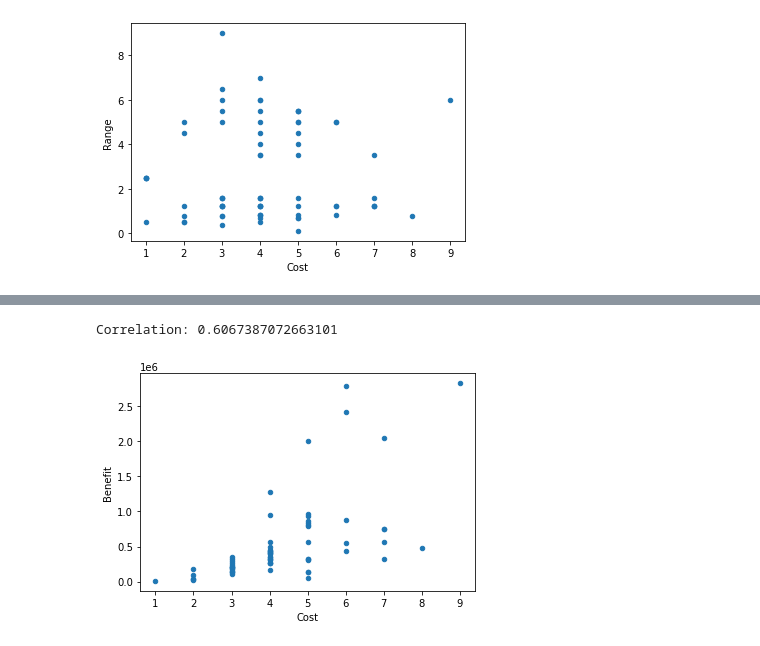
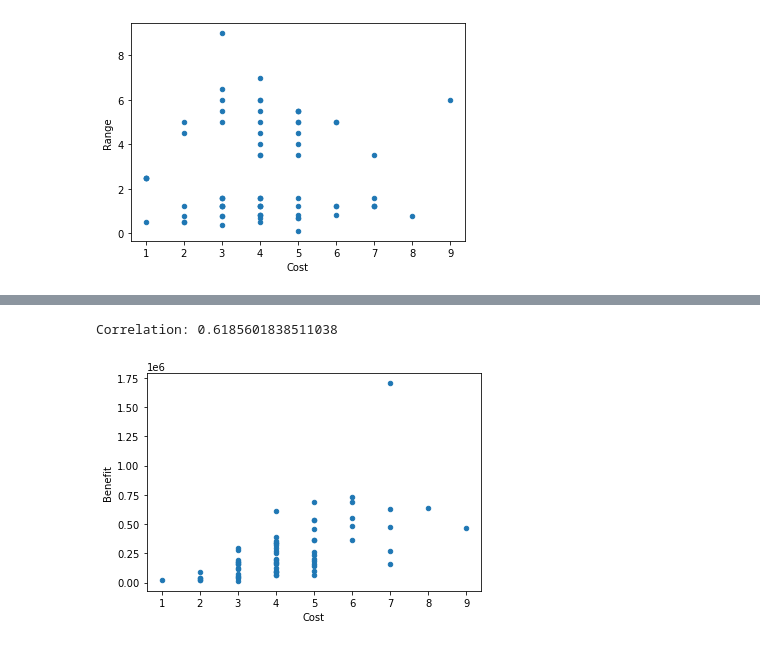
Before and after one commit to SeyedAlirezaFatemi/GameAnalysisClashRoyale, a Jupyter notebook: BalanceAnalysis.ipynb, the cells around one changed output, grey strips where cells are left out. Drawn from its saved outputs; the diff is of its cells as text; code cells hidden in the pictures.

Commit message:
✨ Support for multi target attacks.

```diff
--- a/BalanceAnalysis.ipynb
+++ b/BalanceAnalysis.ipynb
@@ -39,8 +41,16 @@ category_index = -1
 columns = []
 cards = {category: [] for category in categories}
 ignore = set(
-    ["Inferno Dragon", "Mighty Miner", "Goblin Gang", "Ram Rider", "Monk"]
-)  # Advanced attacks
+    [
+        "Inferno Dragon",
+        "Mighty Miner",
+        "Goblin Gang",
+        "Ram Rider",
+        "Monk",
+        "Inferno Tower",
+        "Mortar",
+    ]
+)  # Problematic cards. Advanced attacks.
 extra_details = dict()
 for row in raw_cards:
     if "EXTRA" in row:
@@ -103,7 +122,7 @@ def convert_to_float(val: str) -> Union[str, float]:
 health_regex = re.compile("(\d+)\s?(?:\(\+(\d+)\))?")
 spawn_death_damage_regex = re.compile("(\d+).*")
 range_regex = re.compile("([+-]?[0-9]*[.]?[0-9]+).*")
-damage_regex = re.compile("([+-]?[0-9]*[.]?[0-9]+).*")
+damage_regex = re.compile("([+-]?[0-9]*[.]?[0-9]+)(\s*\(x(\d)\))?")
 speed_regex = re.compile("[a-zA-z\s]+ \(([0-9]+)\)")
 for troop in troops:
     tmp = troop["Health (+Shield)"].replace(",", "")
@@ -122,6 +141,10 @@ for troop in troops:
     tmp = troop["Damage"]
     match = damage_regex.match(tmp)
     troop["Damage"] = int(match.groups()[0])
+    if len(match.groups()) > 1 and match.groups()[-1] is not None:
+        troop["Targets"] = int(match.groups()[-1])
+    else:
+        troop["Targets"] = 1
 
     tmp = troop["Damage per Second"]
     if tmp != NA:
@@ -361,23 +387,24 @@ troops[0]
 # %%
 # Example of adding a new column that combines existing ones
 _, s = get_df(
     troops,
     [
         "Damage per Second",
         "Health (+Shield)",
         "Cost",
         "Count",
         "Spawn/Death Damage",
         "Range",
+        "Targets",
     ],
 )
-s["Benefit"] = (
-    s["Count"]
-    * (s["Health (+Shield)"] * s["Damage per Second"] + s["Spawn/Death Damage"])
-    * s["Range"]
+s["Benefit"] = s["Count"] * (
+    s["Health (+Shield)"] * s["Damage per Second"] * s["Targets"]
+    + s["Spawn/Death Damage"]
+    + s["Range"]
 )
 s.plot.scatter(x="Cost", y="Benefit")
 print("Correlation:", s["Cost"].corr(s["Benefit"]))
 # %% [output]
-Correlation: 0.6067387072663101
+Correlation: 0.6185601838511038
-[figure, old version]
+[figure, new version]
```
Also changed, not shown: parts of 14 cells of this notebook.
